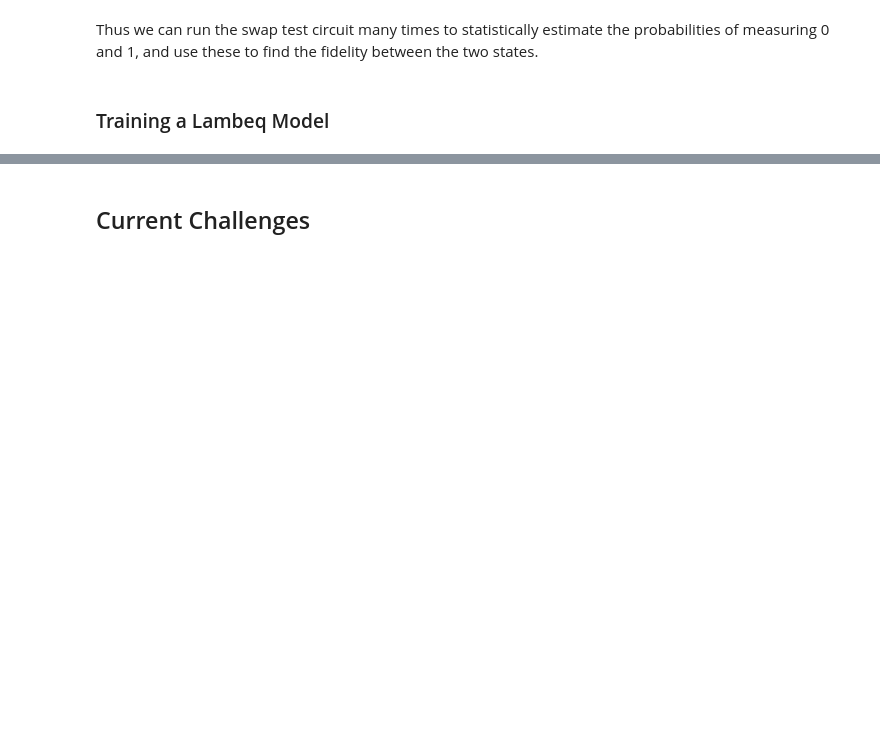
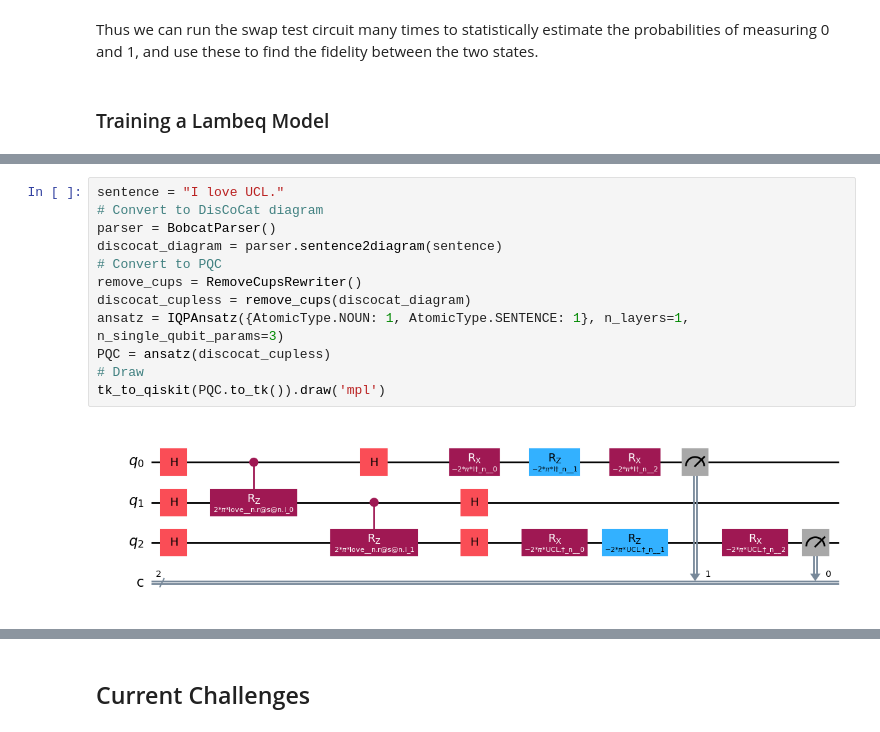
Before and after one commit to L-Amos/QNLP_project, a Jupyter notebook: Journal/SitRep-29-10-24.ipynb, the cells around one changed output, grey strips where cells are left out. Saved outputs shown, nothing was run; the diff lists cells and outputs as text; blank space fills up the shorter version.

```diff
--- a/Journal/SitRep-29-10-24.ipynb
+++ b/Journal/SitRep-29-10-24.ipynb
@@ -54,0 +59,14 @@ Thus we can run the swap test circuit many times to statistically estimate the p
+# %%
+sentence = "I love UCL."
+# Convert to DisCoCat diagram
+parser = BobcatParser()
+discocat_diagram = parser.sentence2diagram(sentence)
+# Convert to PQC
+remove_cups = RemoveCupsRewriter()
+discocat_cupless = remove_cups(discocat_diagram)
+ansatz = IQPAnsatz({AtomicType.NOUN: 1, AtomicType.SENTENCE: 1}, n_layers=1, n_single_qubit_params=3)
+PQC = ansatz(discocat_cupless)
+# Draw
+tk_to_qiskit(PQC.to_tk()).draw('mpl')
+# %% [output]
+[figure, added]
```
Also changed, not shown: parts of 4 cells of this notebook.
